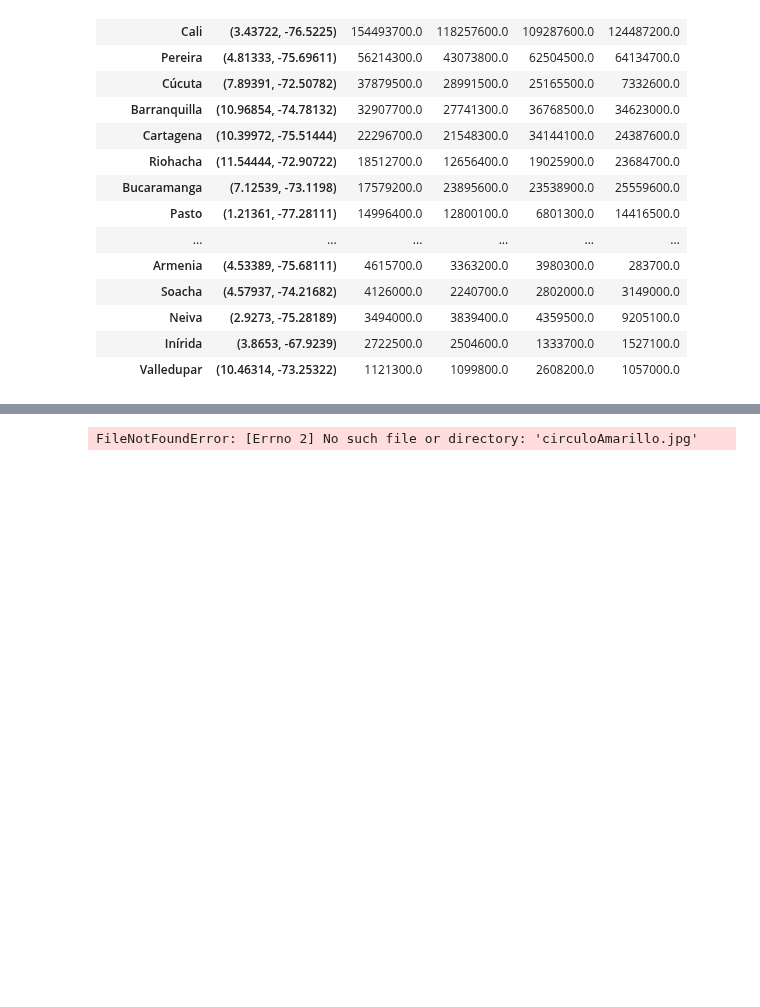
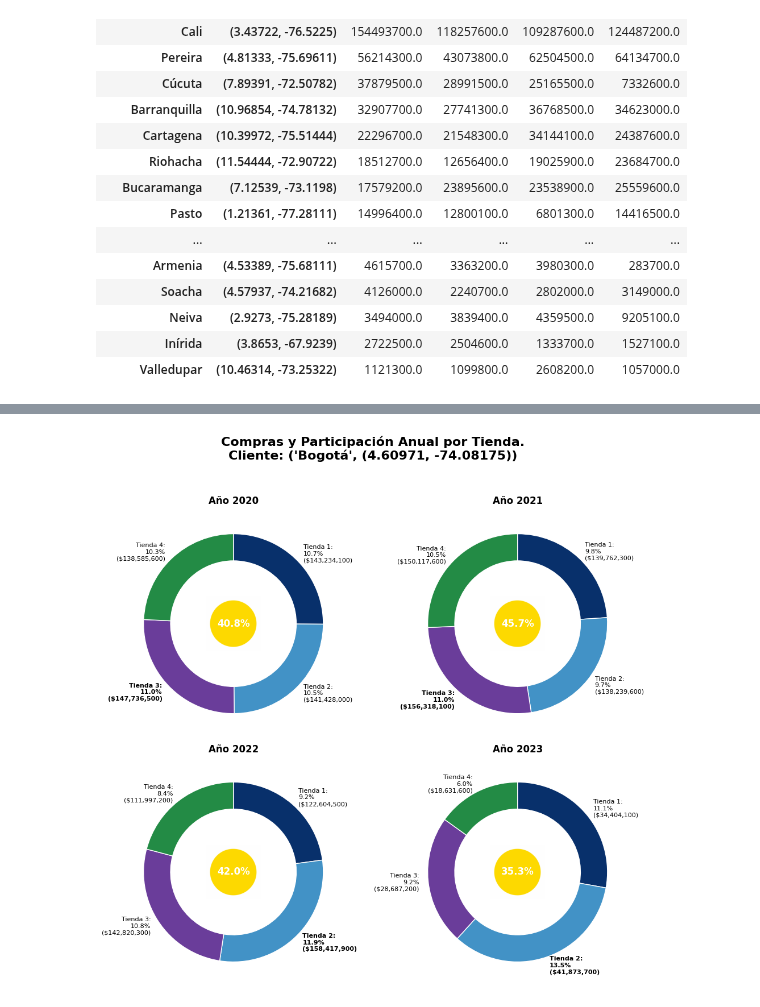
Before and after one commit to EuniceGarcia503/Challenge1_AluraStore, a Jupyter notebook: AluraStoreLatam.ipynb, the cells around one changed output, grey strips where cells are left out. Saved outputs shown, nothing was run; the diff lists cells and outputs as text; code cells hidden in the pictures; blank space fills up the shorter version.

Commit message:
Actualizo ruta de imagen círculo amarillo, gráfico compras y participación por cliente en ventas totales por tienda.

```diff
--- a/AluraStoreLatam.ipynb
+++ b/AluraStoreLatam.ipynb
@@ -1611,7 +1611,7 @@ df_resumen[df_resumen['cliente'] == ('Bogotá', (4.60971, -74.08175))]
 | 11 | (Bogotá, (4.60971, -74.08175)) | Tienda 4 | 138585600.0 | 150117600.0 | 111997200.0 | 18631600.0 | 419332000.0 | 10.33 | 10.54 | ... |
 # %%
 #Código para graficar las Compras y Participación Anual por Tienda y Cliente ('Bogotá', (4.60971, -74.08175)) .
-img_colorAmarillo = mpimg.imread('circuloAmarillo.jpg')
+img_colorAmarillo = mpimg.imread('/content/circuloAmarillo.jpg')
 
 # Filtrar cliente Bogotá
 cliente_target = ('Bogotá', (4.60971, -74.08175))
@@ -1665,34 +1665,34 @@ for i, año in enumerate(años):
     )
 
     ax.set_title(
         f"Año {año}",
         fontsize=12,
         fontweight='bold',
         pad=9
     )
 
     for j, text in enumerate(texts):
         text.set_fontsize(8)
         text.set_fontweight('bold' if j == idx_max else 'normal')
 
     # Imagen en el centro del anillo
     ax.imshow(img_centro, extent=[-0.3, 0.3, -0.3, 0.3], zorder=2)
 
     # Mostrar la participación acumulada correspondiente a esa tienda
     ax.text(
         0, 0,
         f"{acumulados[i]:.1f}%",
         ha='center', va='center',
         fontsize=12,
         fontweight='bold',
         color='white',
         zorder=3
     )
 
 plt.tight_layout(rect=[0, 0, 1, 0.95])
 plt.show()
 # %% [output]
-FileNotFoundError: [Errno 2] No such file or directory: 'circuloAmarillo.jpg'
+[figure, added]
 # %%
 """
 Tomamos como muestra la visualización del cliente con mayor compras entre tiendas. Y observamos que existen registros en las 4 tiendas, apreciamos que solo sus compras representan en promedio
```
